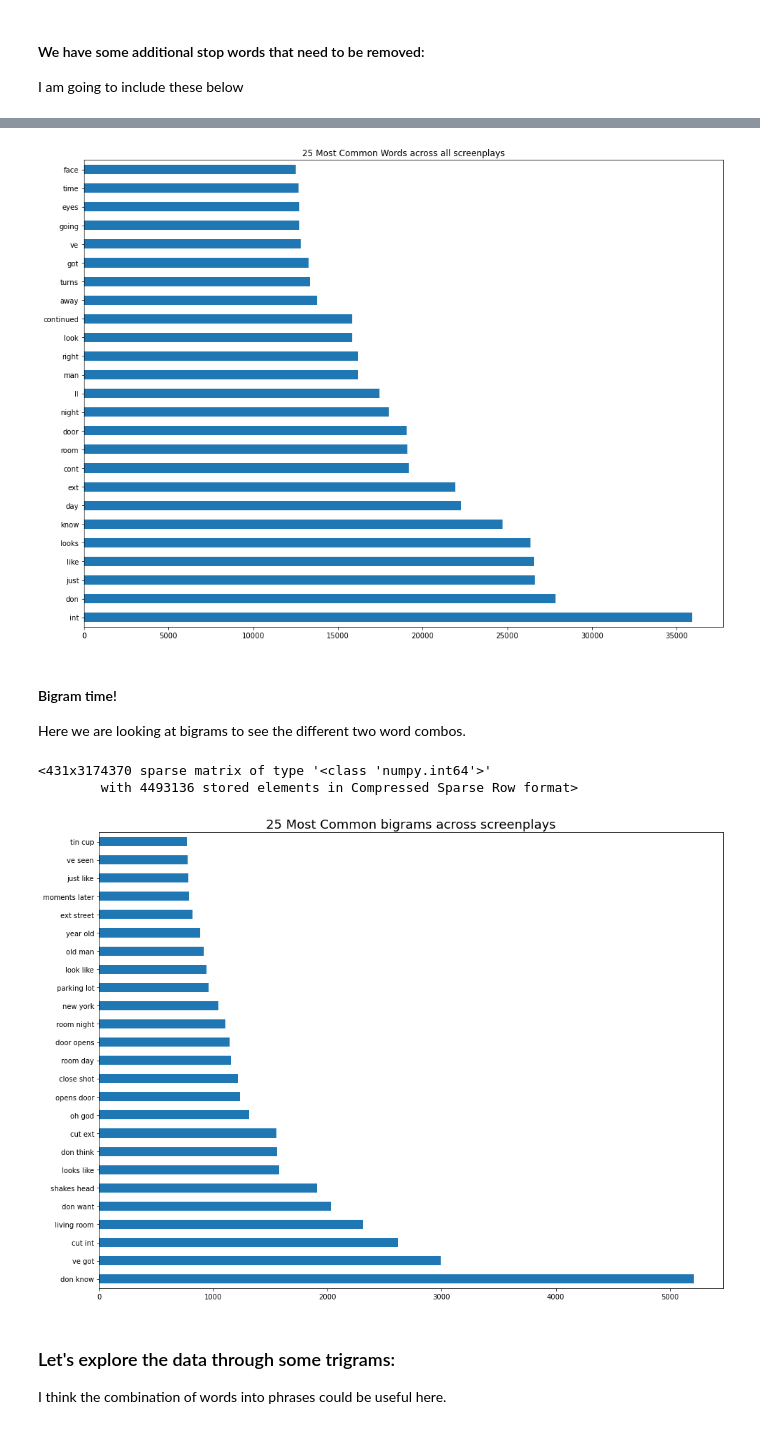
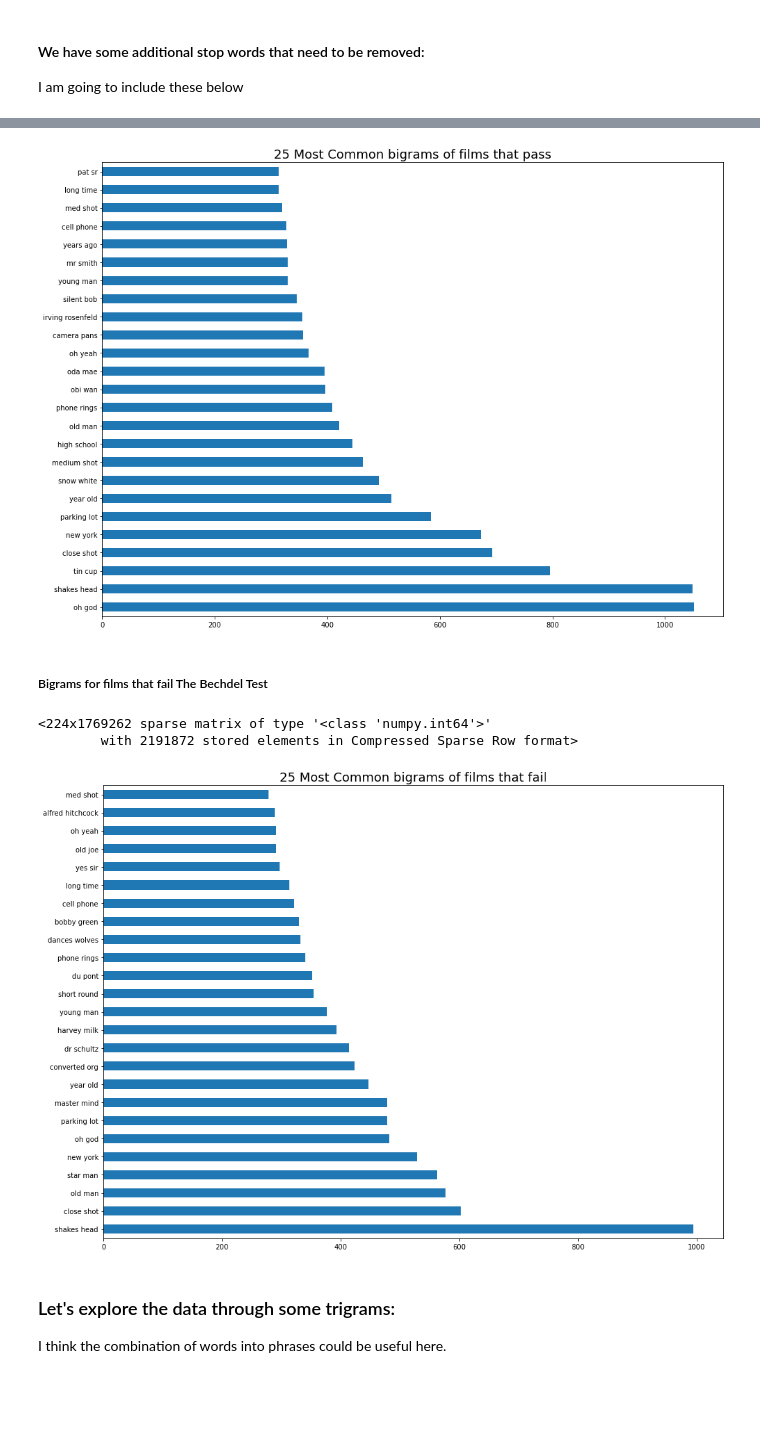
Before and after one commit to Umairican/The-Bechdel-Test, a Jupyter notebook: code/03-modeling-shows.ipynb, the cells around one changed output, grey strips where cells are left out. Saved outputs shown, nothing was run; the diff lists cells and outputs as text; code cells hidden in the pictures; blank space fills up the shorter version.

```diff
--- a/code/03-modeling-shows.ipynb
+++ b/code/03-modeling-shows.ipynb
@@ -90,0 +76,3 @@ def clean_this_data_please(df):
+# %%
+bechdel_pass_df = bechdel_script_df.query('simple_bechdel == 1')
+bechdel_fail_df = bechdel_script_df.query('simple_bechdel == 0')
@@ -99,2 +101,6 @@ extra_stop_words = ['ve', 'https', 'reddit', 'imgur', 'amp', 'png', 'format', 'w
+# %%
+extra_stop_words = ['ve', 'int', 'ext', 'just', 'don', 'know', 'like', 'day', 'continued', 'got', 'away', 'looks', 'cont',
+                    'door', 'll', 'night', 'room', 'right', 'look', 'www', 'pdf', 'little', 'house', 'eyes', 'face',
+                    'screentalk', 'later', 'revs', '03', '10', '12', '21', 'draft', 'screening', 'script', 'revised']
 # %%
 stop_words = text.ENGLISH_STOP_WORDS.union(extra_stop_words)
@@ -136,28 +179,26 @@ We'll get some charts going here for everyone to enjoy.
 # %%
 plt.figure(figsize=(16,12))
-plt.title('25 Most Common Words across all screenplays')
-count_bechdel_cvec_df.sum().sort_values(ascending=False).head(25).plot(kind='barh');
+plt.title('25 Most Common bigrams of films that pass', fontdict={'fontsize':18})
+bigram_bechdel_pass_df.sum().sort_values(ascending=False).head(25).plot(kind='barh');
 # %% [output]
-[figure, old version]
+[figure, new version]
-# %% [markdown]
-#### Bigram time!
-
-Here we are looking at bigrams to see the different two word combos.
+# %% [markdown]
+##### Bigrams for films that fail The Bechdel Test
 # %%
-bigram_bechdel = CountVectorizer(ngram_range=(2,2), stop_words='english')
-bigram_bechdel_x = bigram_bechdel.fit_transform(bechdel_df['textscript'])
-bigram_bechdel_x
+bigram_bechdel_fail = CountVectorizer(ngram_range=(2,2), stop_words=stop_words)
+bigram_bechdel_fail_x = bigram_bechdel_fail.fit_transform(bechdel_fail_df['script'])
+bigram_bechdel_fail_x
 # %% [output]
-<431x3174370 sparse matrix of type '<class 'numpy.int64'>'
-        with 4493136 stored elements in Compressed Sparse Row format>
+<224x1769262 sparse matrix of type '<class 'numpy.int64'>'
+        with 2191872 stored elements in Compressed Sparse Row format>
 # %%
-bigram_bechdel_df = pd.DataFrame(bigram_bechdel_x.todense(), columns=bigram_bechdel.get_feature_names())
+bigram_bechdel_fail_df = pd.DataFrame(bigram_bechdel_fail_x.todense(), columns=bigram_bechdel_fail.get_feature_names())
 # %%
 plt.figure(figsize=(16,12))
-plt.title('25 Most Common bigrams across screenplays', fontdict={'fontsize':18})
-bigram_bechdel_df.sum().sort_values(ascending=False).head(25).plot(kind='barh');
+plt.title('25 Most Common bigrams of films that fail', fontdict={'fontsize':18})
+bigram_bechdel_fail_df.sum().sort_values(ascending=False).head(25).plot(kind='barh');
 # %% [output]
-[figure, old version]
+[figure, new version]
 # %% [markdown]
 ### Let's explore the data through some trigrams:
 
```
Also changed, not shown: parts of 72 cells of this notebook, 20 other files.
